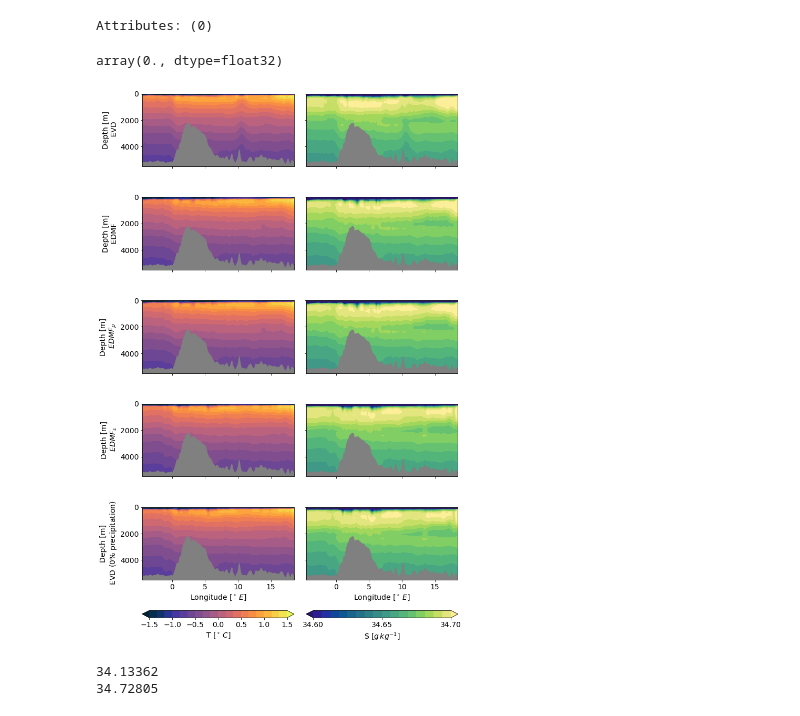
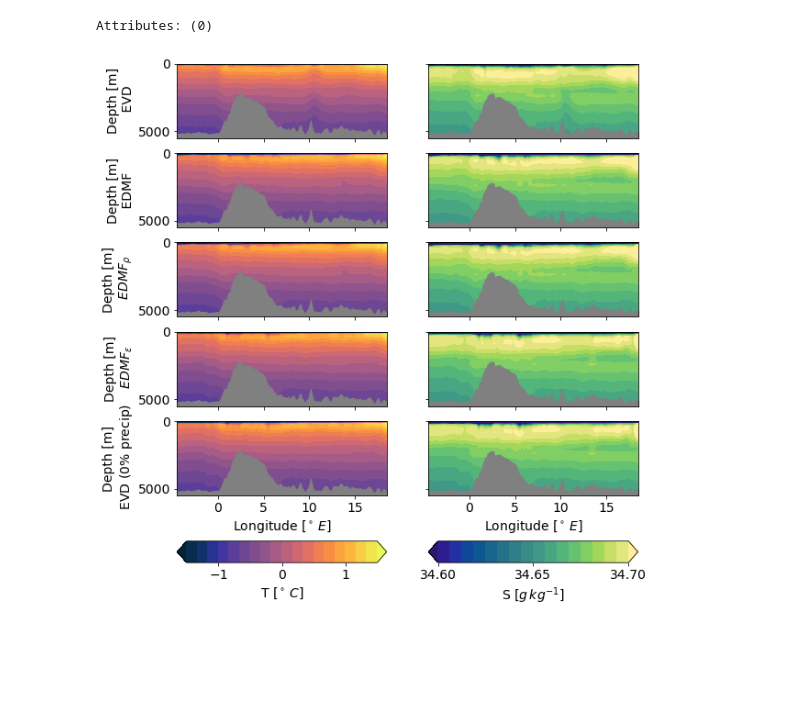
Before and after one commit to bguelk/JAMES_2024_MRP_modelling, a Jupyter notebook: Figures/TS_properties_schemes.ipynb, the cells around one changed output. Drawn from its saved outputs; the diff is of its cells as text; code cells hidden in the pictures; blank space fills up the shorter version.

```diff
--- a/Figures/TS_properties_schemes.ipynb
+++ b/Figures/TS_properties_schemes.ipynb
@@ -234,20 +234,35 @@ arakawa_point_type :
 T
 | Array Chunk Bytes 59.00 kB 59.00 ... |  |
 Attributes: (0)
-# %%
-(ds_c0.T6425s_201606-ds_c1.T6425s_201606).isel(month=0,year=0).min().values
-# %% [output]
-array(0., dtype=float32)
 # %%
-fig,axes=plt.subplots(6,2,figsize=(10,15),gridspec_kw={'height_ratios':[1,1,1,1,1,0.1]})
+fig = plt.figure(figsize=(9,10))
+gs = GridSpec(2,1, height_ratios=[1,0.05])#, wspace=0.3)
+
+gs1 = GridSpecFromSubplotSpec(5, 2, subplot_spec=gs[0])
+gs2 = GridSpecFromSubplotSpec(1, 2, subplot_spec=gs[1])
 
 
-# plot velocity section ( july to september mean, 2007-2017)
+ax1 = fig.add_subplot(gs1[0,0])
+ax2 = fig.add_subplot(gs1[0,1])
+ax3 = fig.add_subplot(gs1[1,0])
+ax4 = fig.add_subplot(gs1[1,1])
+ax5 = fig.add_subplot(gs1[2,0])
+ax6 = fig.add_subplot(gs1[2,1])
+ax7 = fig.add_subplot(gs1[3,0])
+ax8 = fig.add_subplot(gs1[3,1])
+ax9 = fig.add_subplot(gs1[4,0])
+ax10 = fig.add_subplot(gs1[4,1])
+c_ax1 = fig.add_subplot(gs2[0])
+c_ax2 = fig.add_subplot(gs2[1])
+
+
 tlev=19
 tmin=-1.5
 tmax=-1*tmin
 cmapt=cmo.thermal
-ax=axes[0,0]
+
+
+ax=ax1
 ds_no.T6425s_201606.isel(month=0,year=0).plot.contourf(x="glamt",y="depth",ax=ax,vmin=tmin,vmax=tmax,levels=tlev,cmap=cmapt,add_colorbar=False)
 ax.fill_between(ds_no.glamt,bat.bathy_meter.isel(y=197),6000,color='grey')
 ax.set_ylim(0,5500)
@@ -258,7 +273,7 @@ ax.set_ylabel('Depth [m]\n EVD')
 ax.set_title('')
 ax.set_xlim((-4.5,18.5))
 
-ax=axes[1,0]
+ax=ax3
 ds_c0.T6425s_201606.isel(month=0,year=0).plot.contourf(x="glamt",y="depth",ax=ax,vmin=tmin,vmax=tmax,levels=tlev,cmap=cmapt,add_colorbar=False)
 ax.fill_between(ds_c0.glamt,bat.bathy_meter.isel(y=197),6000,color='grey')
 ax.set_ylim(0,5500)
@@ -269,7 +284,7 @@ ax.set_ylabel('Depth [m]\n EDMF ')
 ax.set_title('')
 ax.set_xlim((-4.5,18.5))
 
-ax=axes[2,0]
+ax=ax5
 ds_c2.T6425s_201606.isel(month=0,year=0).plot.contourf(x="glamt",y="depth",ax=ax,vmin=tmin,vmax=tmax,levels=tlev,cmap=cmapt,add_colorbar=False)
 ax.fill_between(ds_c2.glamt,bat.bathy_meter.isel(y=197),6000,color='grey')
 ax.set_ylim(0,5500)
@@ -280,7 +295,7 @@ ax.set_ylabel('Depth [m]\n $EDMF_{\\rho}$ ')
 ax.set_title('')
 ax.set_xlim((-4.5,18.5))
 
-ax=axes[3,0]
+ax=ax7
 ds_c4.T6425s_201606.isel(month=0,year=0).plot.contourf(x="glamt",y="depth",ax=ax,vmin=tmin,vmax=tmax,levels=tlev,cmap=cmapt,add_colorbar=False)
 ax.fill_between(ds_c4.glamt,bat.bathy_meter.isel(y=197),6000,color='grey')
 ax.set_ylim(0,5500)
@@ -291,18 +306,19 @@ ax.set_title('')
 ax.set_xticklabels('')
 ax.set_xlim((-4.5,18.5))
 
-ax=axes[4,0]
+ax=ax9
 cbt=ds_c4.T6425s_201606.isel(month=0,year=0).plot.contourf(x="glamt",y="depth",ax=ax,vmin=tmin,vmax=tmax,levels=tlev,cmap=cmapt,add_colorbar=False)
 ax.fill_between(ds_c4.glamt,bat.bathy_meter.isel(y=197),6000,color='grey')
 ax.set_ylim(0,5500)
 ax.invert_yaxis()
 ax.set_xlabel('Longitude [$^\circ\,E$]')
 
-ax.set_ylabel('Depth [m]\n EVD (0$\%$ precipitation) ')
+ax.set_ylabel('Depth [m]\n EVD (0$\%$ precip) ')
 ax.set_title('')
 ax.set_xlim((-4.5,18.5))
 
-plt.colorbar(cbt,cax=axes[5,0],orientation='horizontal',label='T [$^\circ\,C$]',ticks=np.arange(-1.5,2,.5))
+plt.colorbar(cbt,cax=c_ax1,orientation='horizontal',label='T [$^\circ\,C$]',ticks=np.arange(-1.,2,1))
+
 
 
 # plot S section ( june 2016)
@@ -310,7 +326,7 @@ slev=17
 smin=34.6
 smax=34.7
 cmaps=cmo.haline
-ax=axes[0,1]
+ax=ax2
 ds_no.S6425s_201606.isel(month=0,year=0).plot.contourf(x="glamt",y="depth",ax=ax,vmin=smin,vmax=smax,levels=slev,cmap=cmaps,add_colorbar=False)
 ax.fill_between(ds_no.glamt,bat.bathy_meter.isel(y=197),6000,color='grey')
 ax.set_ylim(0,5500)
@@ -322,7 +338,7 @@ ax.set_xticklabels('')
 ax.set_yticklabels('')
 ax.set_xlim((-4.5,18.5))
 
-ax=axes[1,1]
+ax=ax4
 ds_c0.S6425s_201606.isel(month=0,year=0).plot.contourf(x="glamt",y="depth",ax=ax,vmin=smin,vmax=smax,levels=slev,cmap=cmaps,add_colorbar=False)
 ax.fill_between(ds_c0.glamt,bat.bathy_meter.isel(y=197),6000,color='grey')
 ax.set_ylim(0,5500)
@@ -334,48 +350,42 @@ ax.set_xticklabels('')
 ax.set_yticklabels('')
 ax.set_xlim((-4.5,18.5))
 
-ax=axes[2,1]
+ax=ax6
 ds_c2.S6425s_201606.isel(month=0,year=0).plot.contourf(x="glamt",y="depth",ax=ax,vmin=smin,vmax=smax,levels=slev,cmap=cmaps,add_colorbar=False)
 ax.fill_between(ds_c2.glamt,bat.bathy_meter.isel(y=197),6000,color='grey')
 ax.set_ylim(0,5500)
 ax.invert_yaxis()
 ax.set_xlabel('')
 ax.set_ylabel('')
 ax.set_title('')
 ax.set_xticklabels('')
 ax.set_yticklabels('')
 ax.set_xlim((-4.5,18.5))
 
-ax=axes[3,1]
+ax=ax8
 ds_c4.S6425s_201606.isel(month=0,year=0).plot.contourf(x="glamt",y="depth",ax=ax,vmin=smin,vmax=smax,levels=slev,cmap=cmaps,add_colorbar=False)
 ax.fill_between(ds_c4.glamt,bat.bathy_meter.isel(y=197),6000,color='grey')
 ax.set_ylim(0,5500)
 ax.invert_yaxis()
 ax.set_xlabel('')
 ax.set_ylabel('')
 ax.set_title('')
 ax.set_yticklabels('')
 ax.set_xticklabels('')
 ax.set_xlim((-4.5,18.5))
 
-ax=axes[4,1]
+ax=ax10
 cbs=ds_c4.S6425s_201606.isel(month=0,year=0).plot.contourf(x="glamt",y="depth",ax=ax,vmin=smin,vmax=smax,levels=slev,cmap=cmaps,add_colorbar=False)
 ax.fill_between(ds_c4.glamt,bat.bathy_meter.isel(y=197),6000,color='grey')
 ax.set_ylim(0,5500)
 ax.invert_yaxis()
 ax.set_xlabel('Longitude [$^\circ\,E$]')
 ax.set_ylabel('')
 ax.set_yticklabels('')
 ax.set_title('')
 ax.set_xlim((-4.5,18.5))
 
-plt.colorbar(cbs,cax=axes[5,1],orientation='horizontal',label='S [$g\, kg^{-1}$]',ticks=np.arange(34.6,34.8,.05))
-plt.tight_layout()
+plt.colorbar(cbs,cax=c_ax2,orientation='horizontal',label='S [$g\, kg^{-1}$]',ticks=np.arange(34.6,34.8,.05))
+plt.savefig('./TS_6425S_201606.jpg', dpi=300)
 # %% [output]
-[figure, old version]
+[figure, new version]
-# %%
-print(ds_no.S6425s_201606.min().values)
-print(ds_no.S6425s_201606.max().values)
-# %% [output]
-34.13362
-34.72805
```
Also changed, not shown: parts of 1 cell of this notebook, 6 other files.
